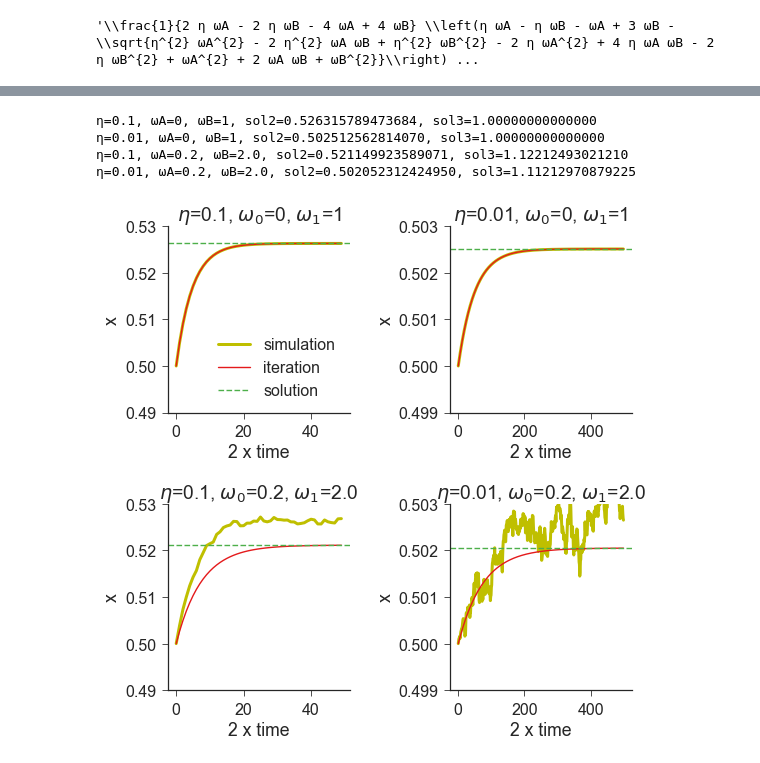
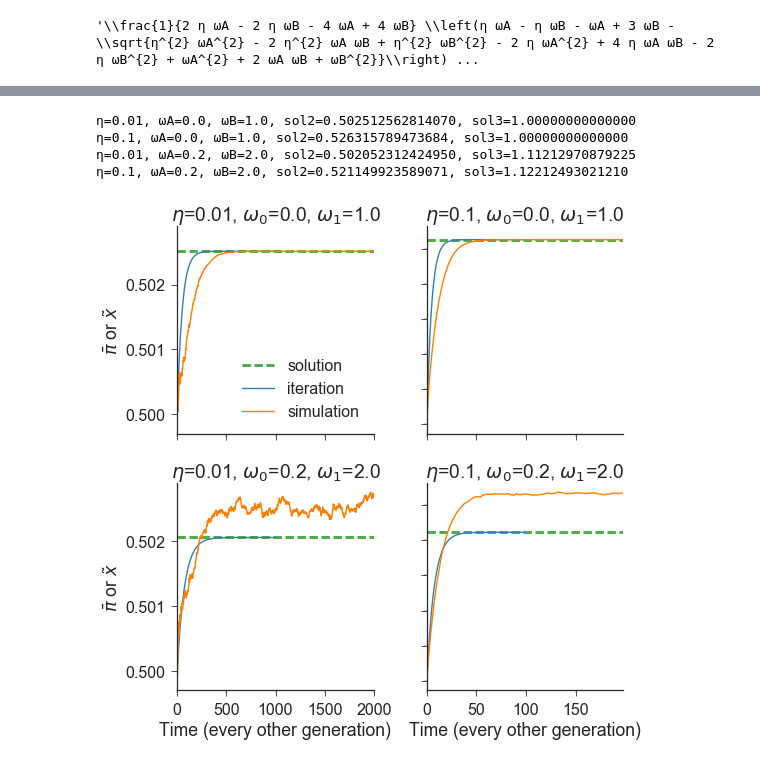
Before and after one commit to yoavram/Milpitas, a Jupyter notebook: recurrence.ipynb, the cells around one changed output, grey strips where cells are left out. Saved outputs shown, nothing was run; the diff lists cells and outputs as text; code cells hidden in the pictures.

```diff
--- a/recurrence.ipynb
+++ b/recurrence.ipynb
@@ -4,7 +4,7 @@ import matplotlib.pyplot as plt
 import numpy as np
 import seaborn as sns
 sns.set(style='ticks', context='paper', font_scale=2)
-red, blue, green = sns.color_palette('Set1', 3)
+red, blue, green, purple, orange, yellow = sns.color_palette('Set1', 6)
 from simulation import *
 from plots import *
 # %%
@@ -79,0 +90,3 @@ latex(sol2)
+# %%
+df = load_simulations('recurrence', False, False)
+df.head()
@@ -80,41 +100,41 @@ latex(sol2)
 # %%
-fig, axes = plt.subplots(2, 2, figsize=(8, 8), sharex=False, sharey='col')
-params = [[0.1, 0, 1], [0.01, 0, 1], [0.1, 0.2, 2.0], [0.01, 0.2, 2.0]]
-times = [100, 1000, 100, 1000]
+fig, axes = plt.subplots(2, 2, figsize=(8, 8), sharex='col', sharey='col')
 
-for (η_, ωA_, ωB_), n, ax in zip(params, times, axes.flat):
+agg = df.groupby(['ω0', 'ω1', 'η1', 't']).agg(np.mean)['π'].reset_index()
+for (key, grp), ax in zip(agg[agg['t'] % 2 == 0].groupby(['ω0', 'ω1', 'η1']), axes.flat):
+    ωA_, ωB_, η_ = key
+    n = grp['t'].max()
     # analytic solution
     subs = [(η, η_), (ωA, ωA_), (ωB, ωB_)]
     sol2_ = sol2.subs(subs)
     sol3_ = sol3.subs(subs)
     print("η={}, ωA={}, ωB={}, sol2={}, sol3={}".format(η_, ωA_, ωB_, sol2_, sol3_))
     sol = float(sol2_ if 1 > sol2_ > 0 else sol3_)
+    ax.axhline(sol, color=green, lw=3, ls='--', label='solution')
     # iteration
     x_ = np.empty(n//2)
     x_[0] = 0.5
     for t in range(1, n//2):
         x_[t] = xxx.subs(subs + [(x, x_[t-1])])
-    # simulation
-    ϵ = np.array([0, 1] * (n//2))
-    π0 = lambda N: np.ones(N) * 0.5
-    π = simulation(100000, n, η_, 0, ωA_, ωB_, π0, ϵ)
-    plot_π(π[::2], bands=0, ax=ax)
-    ax.plot(range(0, n//2), x_, color=red)
-    ax.axhline(sol, color=green, ls='--')
-    ax.set(
-        xlabel='2 x time',
-        ylabel='x',
-        title='$\eta$={}, $\omega_0$={}, $\omega_1$={}'.format(η_, ωA_, ωB_),
-    )
-axes[0,0].set_ylim(0.49, 0.53)
-axes[0,1].set_ylim(0.499, 0.503)
-axes[0,0].legend(['simulation', 'iteration', 'solution'])
+    ax.plot(range(0, n//2), x_, color=blue, label='iteration')
+    # simulations
+    grp.plot('t', 'π', color=orange, ax=ax, label='simulation')
+    # styling
+    ax.set_title('$\eta$={}, $\omega_0$={}, $\omega_1$={}'.format(η_, ωA_, ωB_))
+    ax.legend().set_visible(False)
+
+for i in range(2): axes[0, i].set_xlabel('')
+for i in range(2): axes[1, i].set_xlabel('Time (every other generation)')
+for i in range(2): axes[i, 1].set_ylabel('')
+for i in range(2): axes[i, 0].set_ylabel(r'$\bar{\pi}$ or $\tilde{x}$')
+axes[0,0].legend().set_visible(True)
+
 fig.tight_layout()
 sns.despine()
 fig.savefig('figures/deterministic_periodic_environment.pdf');
 # %% [output]
-η=0.1, ωA=0, ωB=1, sol2=0.526315789473684, sol3=1.00000000000000
-η=0.01, ωA=0, ωB=1, sol2=0.502512562814070, sol3=1.00000000000000
+η=0.01, ωA=0.0, ωB=1.0, sol2=0.502512562814070, sol3=1.00000000000000
+η=0.1, ωA=0.0, ωB=1.0, sol2=0.526315789473684, sol3=1.00000000000000
+η=0.01, ωA=0.2, ωB=2.0, sol2=0.502052312424950, sol3=1.11212970879225
 η=0.1, ωA=0.2, ωB=2.0, sol2=0.521149923589071, sol3=1.12212493021210
-η=0.01, ωA=0.2, ωB=2.0, sol2=0.502052312424950, sol3=1.11212970879225
-[figure, old version]
+[figure, new version]
```
Also changed, not shown: parts of 2 cells of this notebook, 1 other file.
